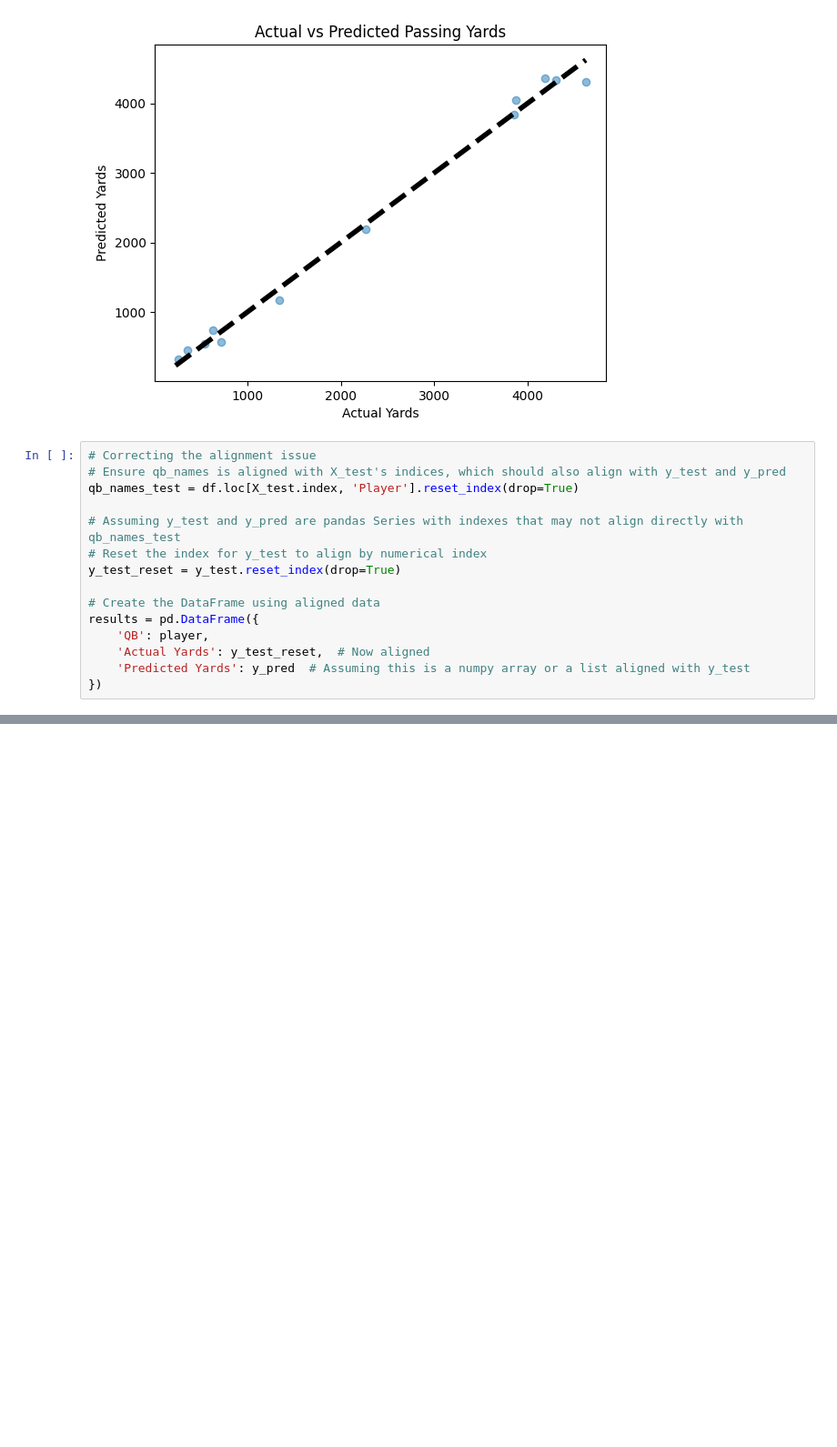
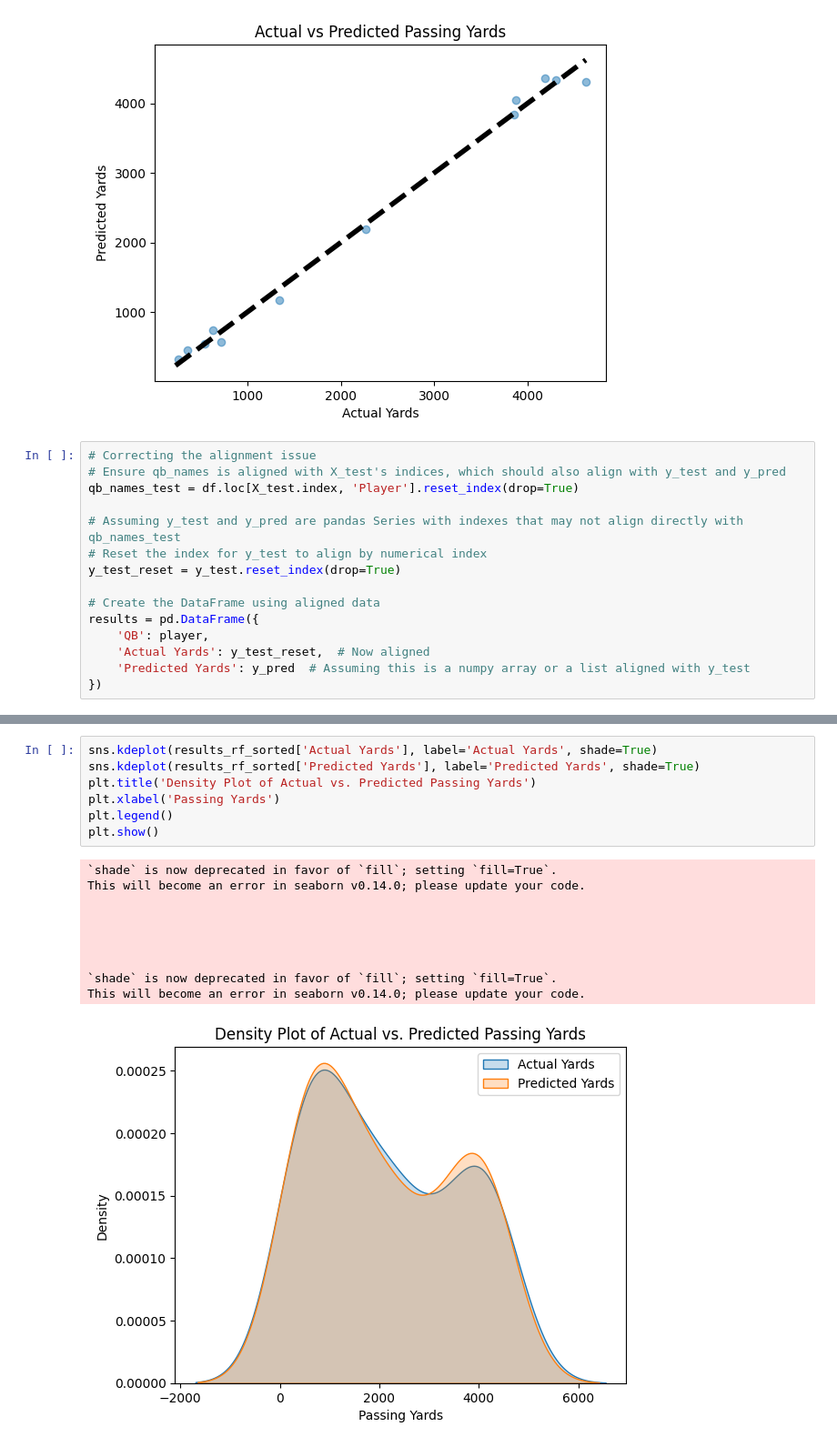
Before and after one commit to BenasBlask/QB-Analysis, a Jupyter notebook: QbAnalysis.ipynb, the cells around one changed output, grey strips where cells are left out. Shown at 91% size. Cells and saved outputs as stored; diff of their text form; blank space fills up the shorter version.

```diff
--- a/QbAnalysis.ipynb
+++ b/QbAnalysis.ipynb
@@ -334,0 +451,18 @@ plt.show()
+# %%
+sns.kdeplot(results_rf_sorted['Actual Yards'], label='Actual Yards', shade=True)
+sns.kdeplot(results_rf_sorted['Predicted Yards'], label='Predicted Yards', shade=True)
+plt.title('Density Plot of Actual vs. Predicted Passing Yards')
+plt.xlabel('Passing Yards')
+plt.legend()
+plt.show()
+# %% [output]
+`shade` is now deprecated in favor of `fill`; setting `fill=True`.
+This will become an error in seaborn v0.14.0; please update your code.
+
+
+
+
+
+`shade` is now deprecated in favor of `fill`; setting `fill=True`.
+This will become an error in seaborn v0.14.0; please update your code.
+[figure, added]
```
Also changed, not shown: parts of 9 cells of this notebook.
